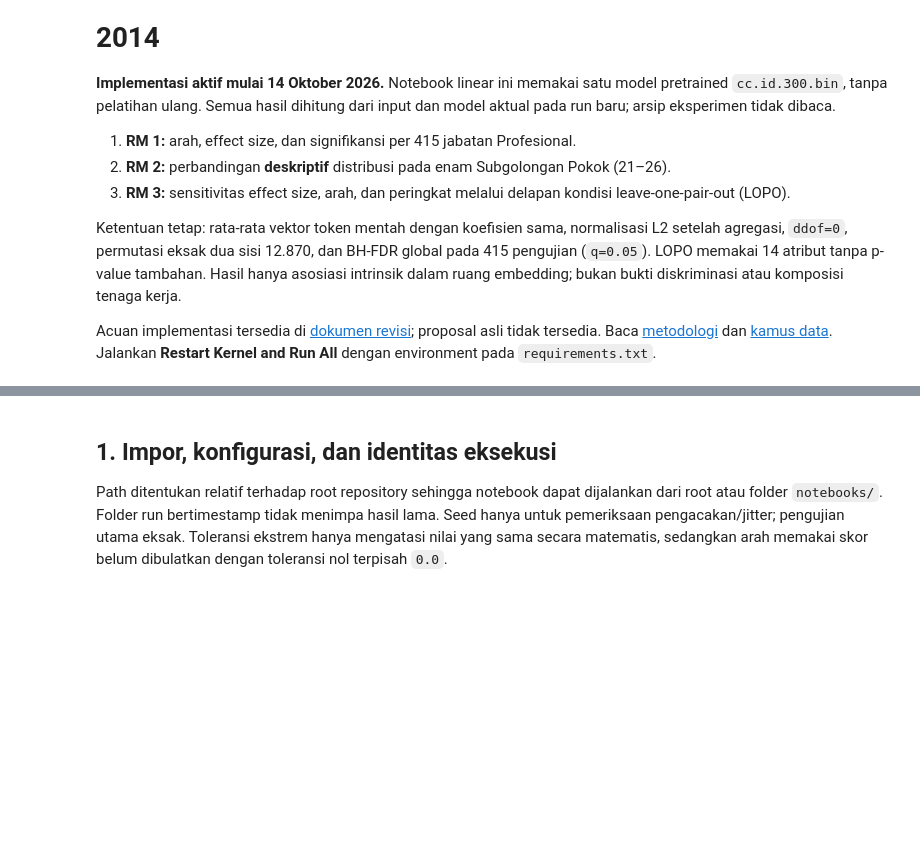
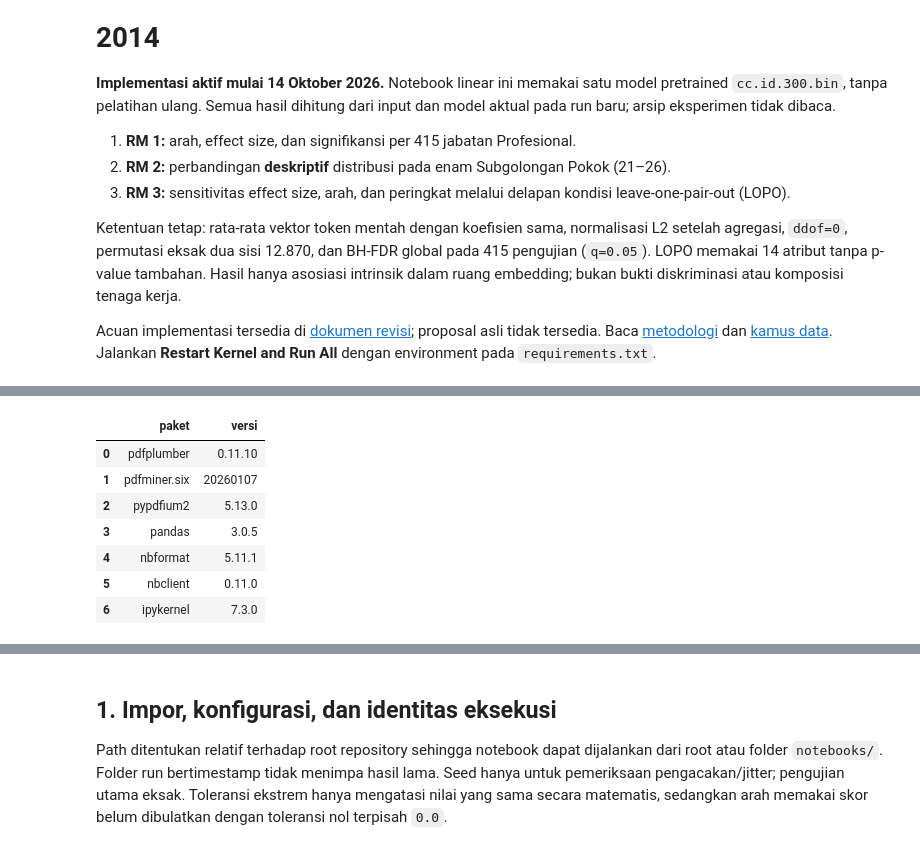
Before and after one commit to wiradityaa/skripsi-weat, a Jupyter notebook: notebooks/analisis_scweat_kbji.ipynb, the cells around one changed output, grey strips where cells are left out. Drawn from its saved outputs; the diff is of its cells as text; code cells hidden in the pictures; blank space fills up the shorter version.

```diff
--- a/notebooks/analisis_scweat_kbji.ipynb
+++ b/notebooks/analisis_scweat_kbji.ipynb
@@ -12,0 +21,87 @@ Acuan implementasi tersedia di [dokumen revisi](../docs/acuan_proposal.md); prop
+# %%
+import hashlib, importlib.metadata, io, json, platform, re, subprocess, sys, time, unicodedata
+from datetime import datetime, timedelta, timezone
+from pathlib import Path
+import nbformat
+import pandas as pd
+import pdfplumber
+from IPython.display import Markdown, display
+
+e_root = next(p for p in [Path.cwd(), *Path.cwd().parents]
+              if (p / 'data').is_dir() and (p / '.git').exists())
+e_start_clock = time.perf_counter()
+e_start = datetime.now(timezone(timedelta(hours=7)))
+e_run_id = e_start.strftime('%Y-%m-%d_%H-%M-%S')
+e_config = {
+    'pdf_path': 'data/kbji_2014.pdf',
+    'active_csv': 'data/kbji_profesional.csv',
+    'verification_csv': 'data/validasi/kbji_profesional_sumber.csv',
+    'lexicon_csv': 'data/istilah_gender.csv',
+    'output_csv': 'data/validasi/kbji_profesional_ekstraksi_ulang.csv',
+    'notebook_path': 'notebooks/analisis_scweat_kbji.ipynb',
+    'output_root': 'outputs/ekstraksi_kbji',
+    'heading_search_pages_pdf': [158, 332],  # Termasuk halaman sebelum/sesudah batas historis.
+    'historical_scope_pages_pdf': [159, 330],
+    'group_order': ['21', '22', '23', '24', '25', '26'],
+    'expected_counts': {'initial': 501, 'residual': 85, 'gender': 1, 'final': 415},
+    'expected_group_counts': {'21': 138, '22': 74, '23': 42, '24': 29, '25': 26, '26': 106},
+    'canonical_pairs': [['laki-laki', 'perempuan'], ['pria', 'wanita'], ['ayah', 'ibu'],
+                        ['suami', 'istri'], ['putra', 'putri'], ['pemuda', 'pemudi'],
+                        ['cowok', 'cewek'], ['jejaka', 'gadis']],
+    'preprocessing': {'unicode': 'NFKC', 'lowercase': True, 'quotes_deleted': '\"“”„‟‘’\'',
+                      'separators_to_space': '()/,.', 'nonprinting': 'Cc/Cf menjadi spasi',
+                      'whitespace': 'collapse lalu strip', 'hyphen': 'dipertahankan',
+                      'other_punctuation': 'dipertahankan'},
+    'preprocessing_version': 'ekstraksi_pdf_normalisasi_aktif_v1',
+}
+e_dir = e_root / e_config['output_root'] / e_run_id
+e_dir.mkdir(parents=True, exist_ok=False)
+for e_folder in ['tables', 'audit']:
+    (e_dir / e_folder).mkdir()
+e_checks, e_timings = [], {}
+
+def e_sha256(path):
+    digest = hashlib.sha256()
+    with Path(path).open('rb') as stream:
+        for chunk in iter(lambda: stream.read(8 * 1024 * 1024), b''):
+            digest.update(chunk)
+    return digest.hexdigest()
+
+def e_check(name, observed, expected):
+    e_checks.append({'pemeriksaan': name, 'aktual': str(observed), 'acuan': str(expected),
+                     'status': 'PASS' if observed == expected else 'FAIL'})
+
+def e_boolean(series):
+    assert series.isin(['True', 'False']).all(), f'Boolean tidak valid: {series.name}'
+    return series.map({'True': True, 'False': False})
+
+e_inputs = [{'path': e_config[k], 'sha256': e_sha256(e_root / e_config[k]),
+             'bytes': (e_root / e_config[k]).stat().st_size}
+            for k in ['pdf_path', 'active_csv', 'verification_csv', 'lexicon_csv']]
+e_nb = nbformat.read(e_root / e_config['notebook_path'], as_version=4)
+e_source = [(c.cell_type, c.source) for c in e_nb.cells]
+e_manifest = {
+    'run_id': e_run_id, 'status': 'started', 'start_time': e_start.isoformat(),
+    'execution_scope': 'extraction_and_selection_audit_only', 'model_loaded': False,
+    'config': e_config, 'inputs': e_inputs, 'python': sys.version, 'platform': platform.platform(),
+    'dependencies': {p: importlib.metadata.version(p) for p in
+                     ['pdfplumber', 'pdfminer.six', 'pypdfium2', 'pandas', 'nbformat', 'nbclient', 'ipykernel']},
+    'git_commit': subprocess.check_output(['git', 'rev-parse', 'HEAD'], cwd=e_root, text=True).strip(),
+    'git_status_at_start': subprocess.check_output(['git', 'status', '--short'], cwd=e_root, text=True),
+    'notebook_path': e_config['notebook_path'],
+    'notebook_source_sha256': hashlib.sha256(json.dumps(e_source, ensure_ascii=False).encode('utf-8')).hexdigest(),
+}
+e_manifest_path = e_dir / 'audit/manifest_ekstraksi.json'
+e_manifest_path.write_text(json.dumps(e_manifest, indent=2, ensure_ascii=False), encoding='utf-8')
+(e_dir / 'audit/notebook_source.json').write_text(json.dumps(e_source, ensure_ascii=False), encoding='utf-8')
+display(pd.DataFrame(e_manifest['dependencies'].items(), columns=['paket', 'versi']))
+print('Lingkup:', e_manifest['execution_scope'], '| Run:', e_run_id)
+# %% [output]
+|  | paket | versi |
+| 0 | pdfplumber | 0.11.10 |
+| 1 | pdfminer.six | 20260107 |
+| 2 | pypdfium2 | 5.13.0 |
+| 3 | pandas | 3.0.5 |
+| 4 | nbformat | 5.11.1 |
+| 5 | nbclient | 0.11.0 |
+| 6 | ipykernel | 7.3.0 |
```
Also changed, not shown: parts of 10 cells of this notebook, 30 other files.
